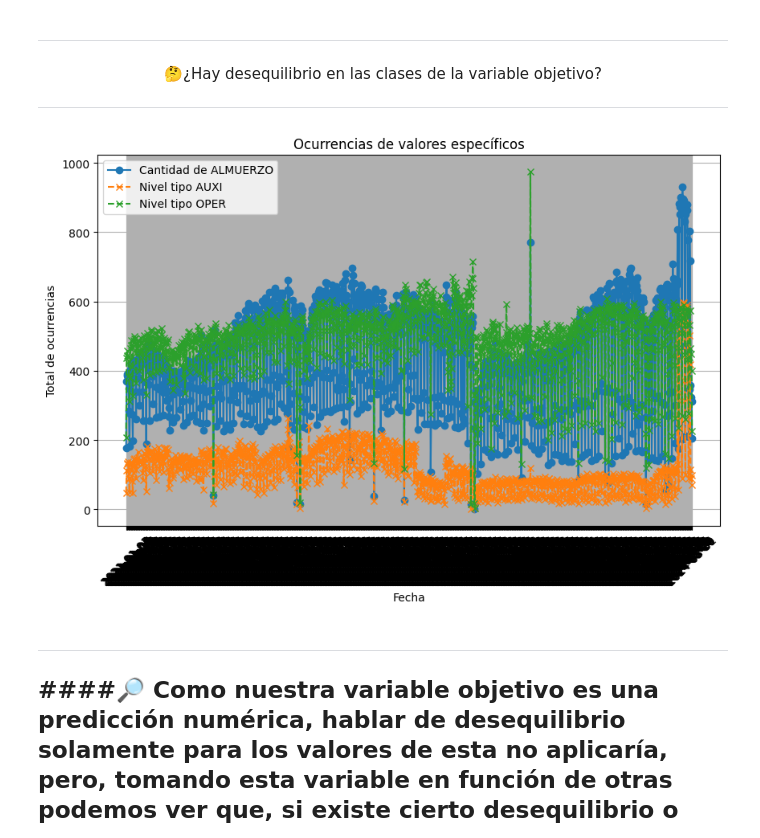
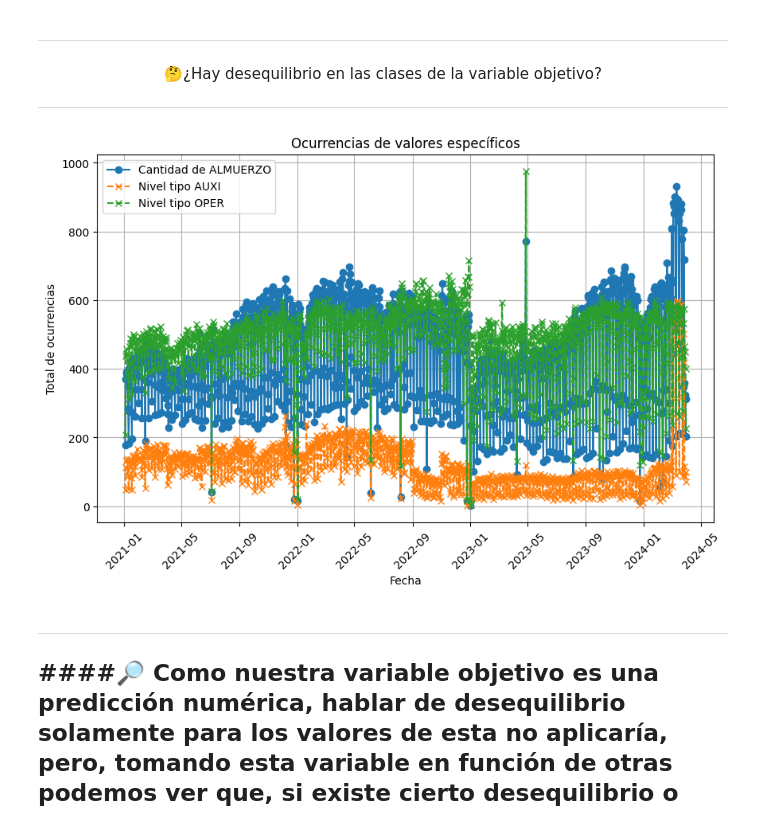
Before and after one commit to A01793509/Equipo_44, a Jupyter notebook: Avance1_44.ipynb, the cells around one changed output. Cells and saved outputs as stored; diff of their text form; code cells hidden in the pictures.

```diff
--- a/Avance1_44.ipynb
+++ b/Avance1_44.ipynb
@@ -651,6 +651,12 @@ plt.show()
 
 ---
 # %%
+import pandas as pd
+import matplotlib.pyplot as plt
+
+#Convertimos la columna 'Fecha Consumo' a tipo datetime
+dfCasinoConsumo['Fecha Consumo'] = pd.to_datetime(dfCasinoConsumo['Fecha Consumo'], format='%Y-%m-%d', errors='coerce')
+
 # Valores específicos para cada campo
 valor_especifico_campo1 = 'ALMUERZO'
 valor_especifico_campo2 = 'AUXI'
@@ -667,34 +673,34 @@ ocurrencias_campo2 = df_filtrado_campo2.groupby('Fecha Consumo').size()
 ocurrencias_campo3 = df_filtrado_campo3.groupby('Fecha Consumo').size()
 
 # Crear el gráfico de líneas
 plt.figure(figsize=(10, 6))
 
 # Graficar ocurrencias de campo1
 plt.plot(ocurrencias_campo1.index, ocurrencias_campo1.values, marker='o', linestyle='-', label=f'Cantidad de {valor_especifico_campo1}')
 
 # Graficar ocurrencias de campo2
 plt.plot(ocurrencias_campo2.index, ocurrencias_campo2.values, marker='x', linestyle='--', label=f'Nivel tipo {valor_especifico_campo2}')
 
 # Graficar ocurrencias de campo2
 plt.plot(ocurrencias_campo3.index, ocurrencias_campo3.values, marker='x', linestyle='--', label=f'Nivel tipo {valor_especifico_campo3}')
 
 
 # Añadir etiquetas y título
 plt.xlabel('Fecha')
 plt.ylabel('Total de ocurrencias')
 plt.title(f'Ocurrencias de valores específicos')
 
 # Rotar las etiquetas del eje x para mejorar la legibilidad
 plt.xticks(rotation=45)
 
 # Añadir leyenda
 plt.legend()
 
 # Mostrar el gráfico
 plt.grid(True)
 plt.show()
 # %% [output]
-[figure, old version]
+[figure, new version]
 # %% [markdown]
 ---
 ####🔎 Como nuestra variable objetivo es una predicción numérica, hablar de desequilibrio solamente para los valores de esta no aplicaría, pero, tomando esta variable en función de otras podemos ver que, si existe cierto desequilibrio o sesgo hacia algunas de ellas, tal es el caso de comparar el número de consumos totales de la variable tipo de servicio **“Almuerzo”** con el Nivel **“OPER”** o el tipo de empleado **“Operativo”**. Podemos ver que manejan proporciones similares en comparación con los otros valores para estas mismas variables, por ejemplo Nivel **"AUXI"**, lo que nos lleva a concluir que si existe un desequilibrio en función de estos valores específicos.
```
Also changed, not shown: parts of 1 cell of this notebook.
